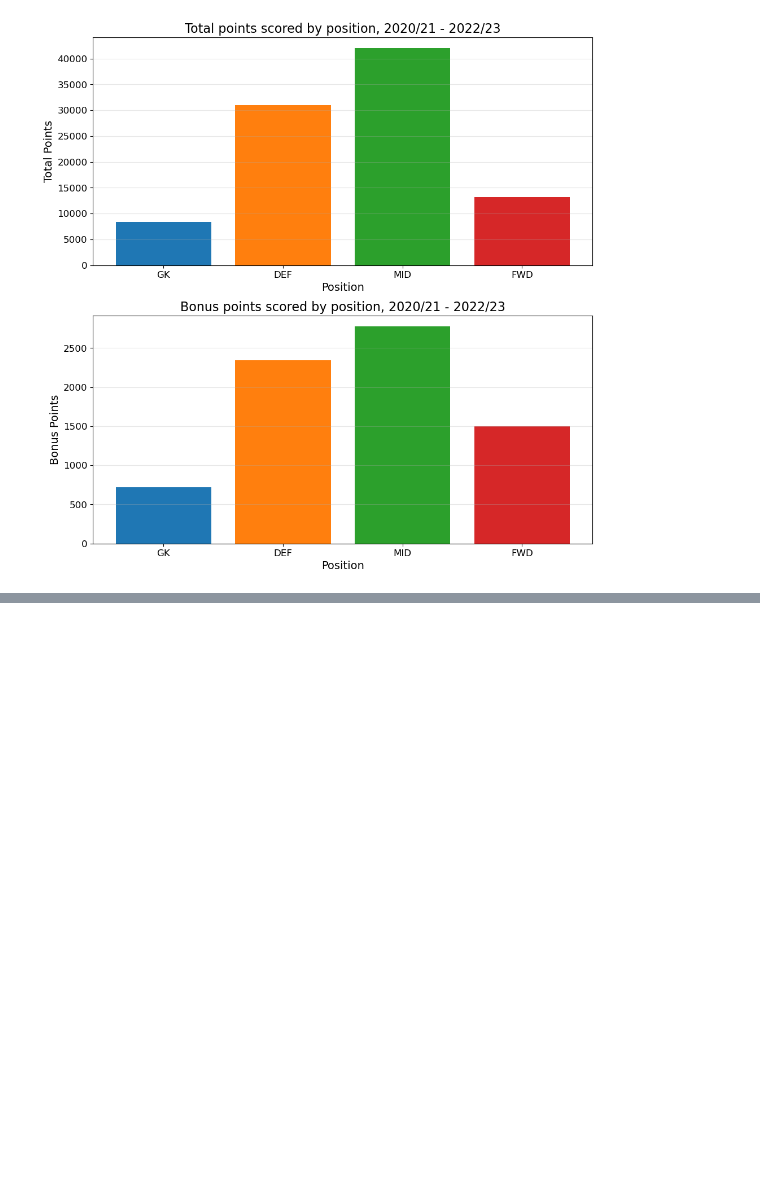
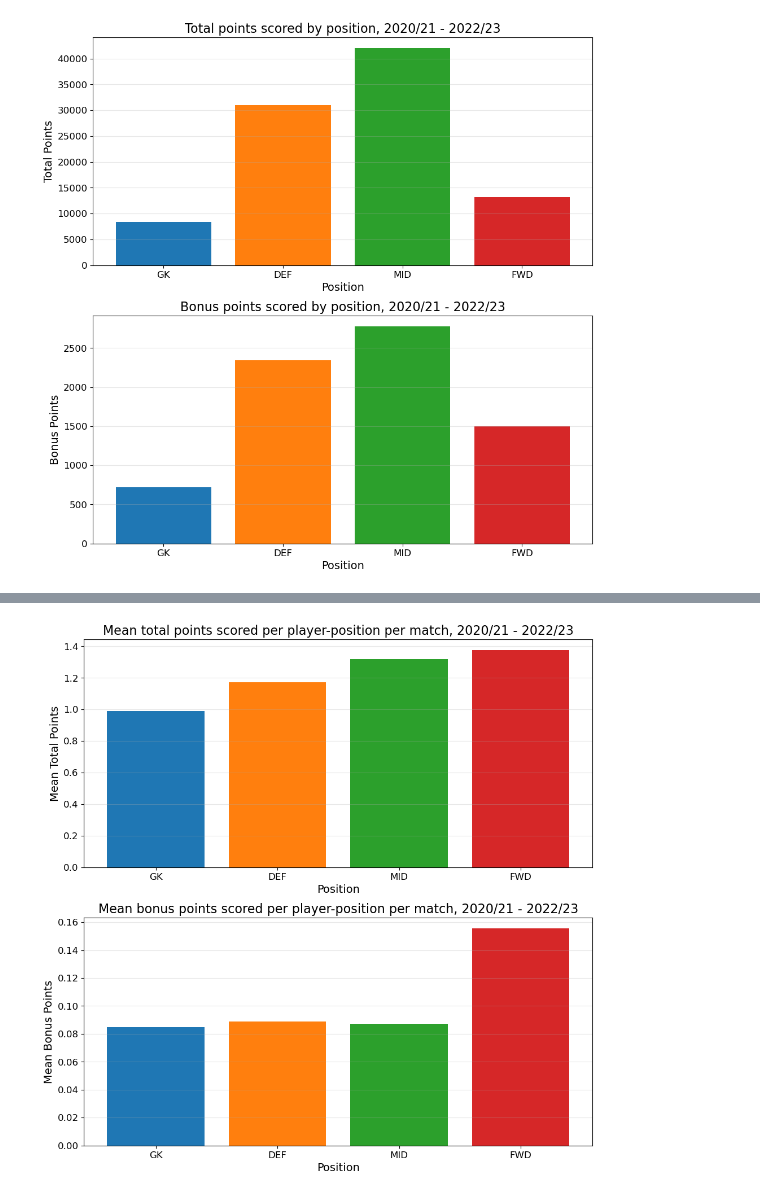
Before and after one commit to cooke99/PL-Analysis, a Jupyter notebook: PointsDistribution.ipynb, the cells around one changed output, grey strips where cells are left out. Drawn from its saved outputs; the diff is of its cells as text; code cells hidden in the pictures; blank space fills up the shorter version.

Commit message:
Update with mean pts per position

```diff
--- a/PointsDistribution.ipynb
+++ b/PointsDistribution.ipynb
@@ -151,0 +156,3 @@ plt.savefig('total_and_bonus_pts_breakdown_per_position.png')
+# %%
+mean_position_pts = data_df.loc[:,['position','total_points','bonus','bps']].groupby(['position']).mean()
+mean_position_pts
@@ -151,0 +166,31 @@ plt.savefig('total_and_bonus_pts_breakdown_per_position.png')
+# %%
+fig, ax = plt.subplots(nrows=2,ncols=1,figsize = (10,10))
+
+ax[0].bar(0, mean_position_pts.loc['GK','total_points'])
+ax[0].bar(1, mean_position_pts.loc['DEF','total_points'])
+ax[0].bar(2, mean_position_pts.loc['MID','total_points'])
+ax[0].bar(3, mean_position_pts.loc['FWD','total_points'])
+ax[0].set_xticks([0,1,2,3])
+ax[0].set_xticklabels(['GK','DEF','MID','FWD'], fontsize = axis_tick_font)
+ax[0].set_xlabel('Position',fontsize = axis_label_font)
+ax[0].set_yticklabels(ax[0].get_yticklabels(), fontsize = axis_tick_font)
+ax[0].set_ylabel('Mean Total Points',fontsize = axis_label_font)
+ax[0].grid(axis='y',alpha=0.3)
+ax[0].set_title('Mean total points scored per player-position per match, 2020/21 - 2022/23', fontsize = axis_title_font)
+
+ax[1].bar(0, mean_position_pts.loc['GK','bonus'])
+ax[1].bar(1, mean_position_pts.loc['DEF','bonus'])
+ax[1].bar(2, mean_position_pts.loc['MID','bonus'])
+ax[1].bar(3, mean_position_pts.loc['FWD','bonus'])
+ax[1].set_xticks([0,1,2,3])
+ax[1].set_xticklabels(['GK','DEF','MID','FWD'], fontsize = axis_tick_font)
+ax[1].set_xlabel('Position',fontsize = axis_label_font)
+ax[1].set_yticklabels(ax[1].get_yticklabels(), fontsize = axis_tick_font)
+ax[1].set_ylabel('Mean Bonus Points',fontsize = axis_label_font)
+ax[1].grid(axis='y',alpha=0.3)
+ax[1].set_title('Mean bonus points scored per player-position per match, 2020/21 - 2022/23', fontsize = axis_title_font)
+
+fig.tight_layout(pad = 1.0)
+plt.savefig('mean_total_and_bonus_pts_breakdown_per_position.png')
+# %% [output]
+[figure, added]
```
Also changed, not shown: parts of 4 cells of this notebook, 1 other file.
